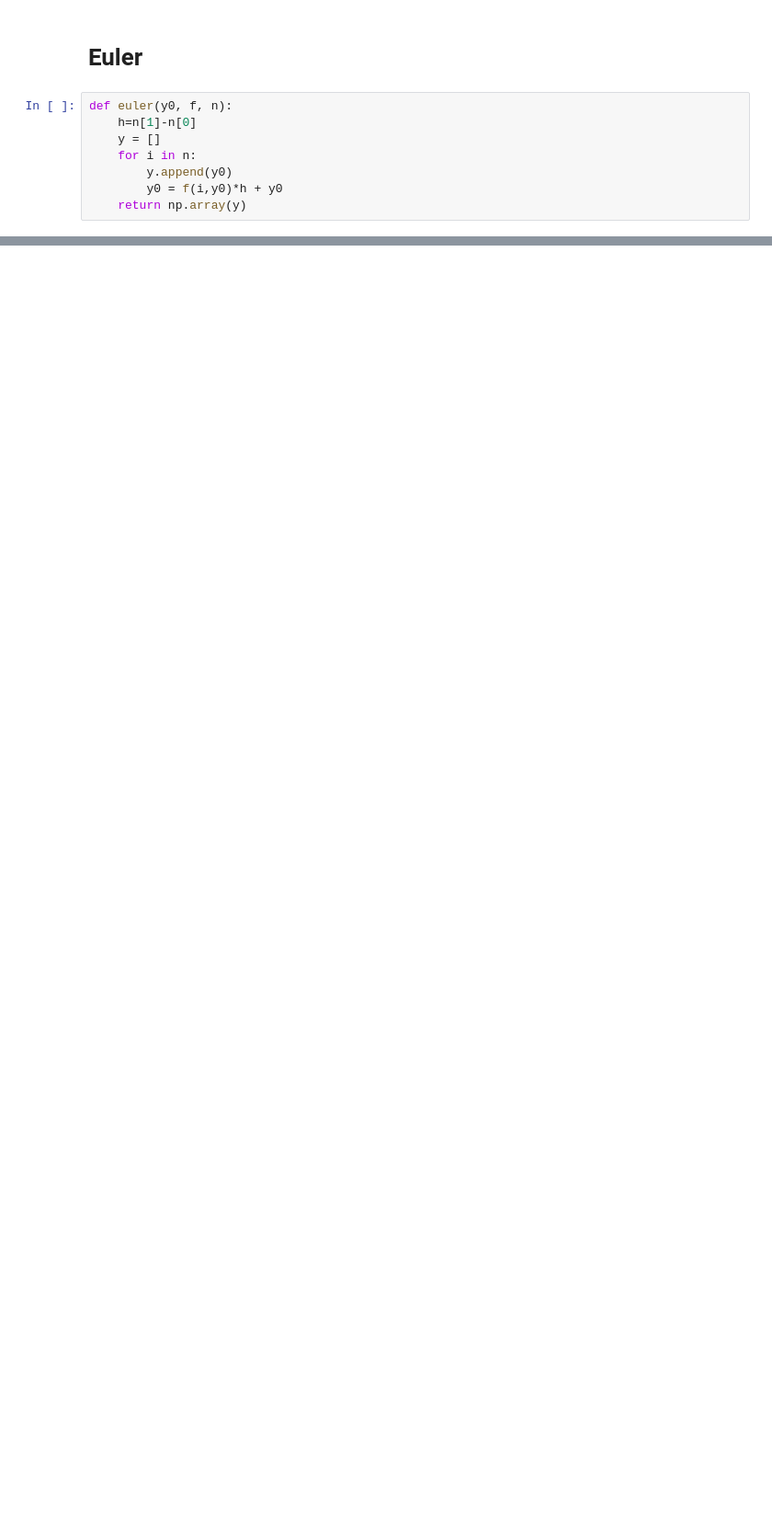
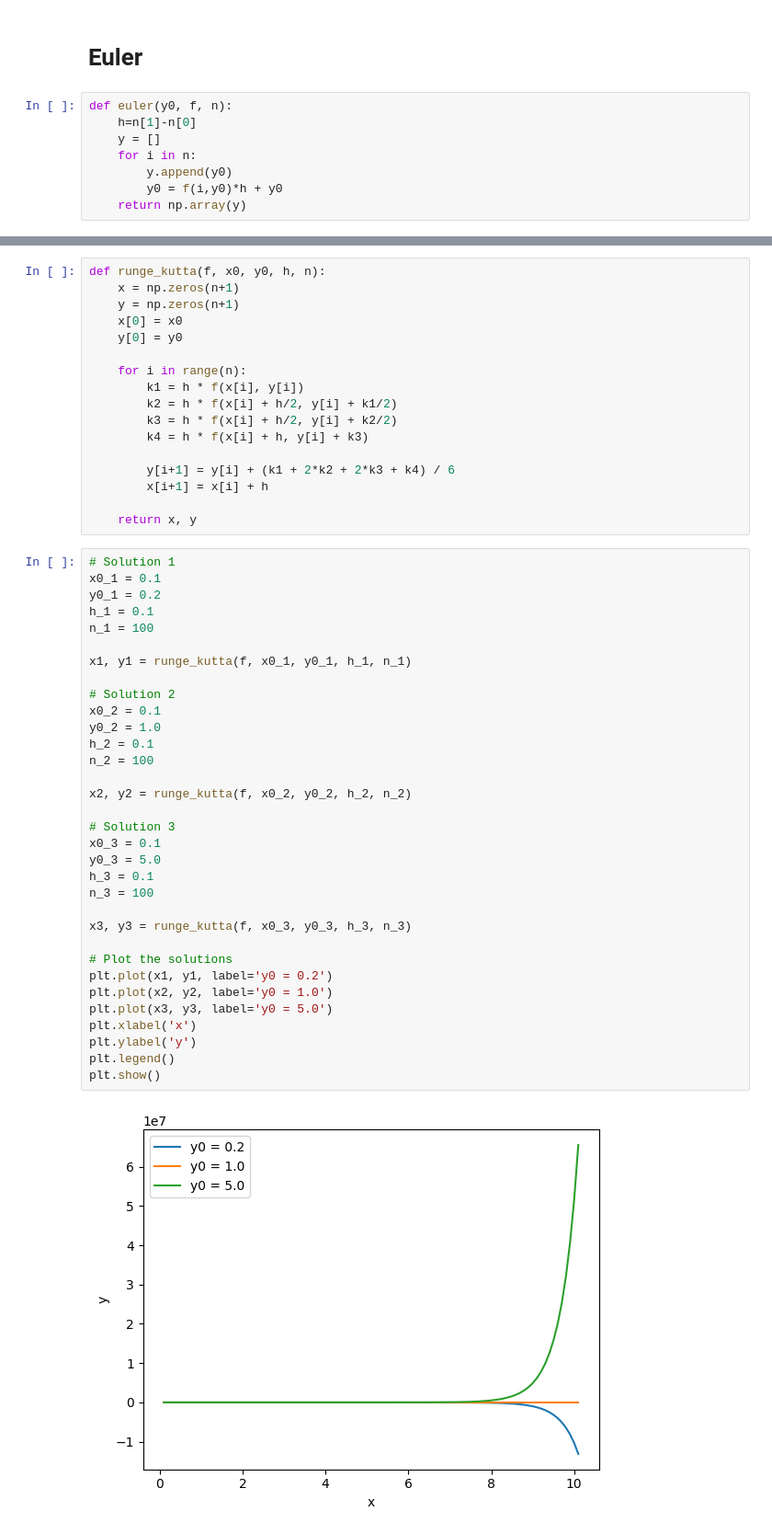
Before and after one commit to hoatru019/Numerical-Methods-proj, a Jupyter notebook: numr8.ipynb, the cells around one changed output, grey strips where cells are left out. Shown at 92% size. Drawn from its saved outputs; the diff is of its cells as text; blank space fills up the shorter version.

```diff
--- a/numr8.ipynb
+++ b/numr8.ipynb
@@ -52,0 +42,52 @@ plt.plot(t,g(t),'r')
+# %%
+def runge_kutta(f, x0, y0, h, n):
+    x = np.zeros(n+1)
+    y = np.zeros(n+1)
+    x[0] = x0
+    y[0] = y0
+
+    for i in range(n):
+        k1 = h * f(x[i], y[i])
+        k2 = h * f(x[i] + h/2, y[i] + k1/2)
+        k3 = h * f(x[i] + h/2, y[i] + k2/2)
+        k4 = h * f(x[i] + h, y[i] + k3)
+
+        y[i+1] = y[i] + (k1 + 2*k2 + 2*k3 + k4) / 6
+        x[i+1] = x[i] + h
+
+    return x, y
+# %%
+# Solution 1
+x0_1 = 0.1
+y0_1 = 0.2
+h_1 = 0.1
+n_1 = 100
+
+x1, y1 = runge_kutta(f, x0_1, y0_1, h_1, n_1)
+
+# Solution 2
+x0_2 = 0.1
+y0_2 = 1.0
+h_2 = 0.1
+n_2 = 100
+
+x2, y2 = runge_kutta(f, x0_2, y0_2, h_2, n_2)
+
+# Solution 3
+x0_3 = 0.1
+y0_3 = 5.0
+h_3 = 0.1
+n_3 = 100
+
+x3, y3 = runge_kutta(f, x0_3, y0_3, h_3, n_3)
+
+# Plot the solutions
+plt.plot(x1, y1, label='y0 = 0.2')
+plt.plot(x2, y2, label='y0 = 1.0')
+plt.plot(x3, y3, label='y0 = 5.0')
+plt.xlabel('x')
+plt.ylabel('y')
+plt.legend()
+plt.show()
+# %% [output]
+[figure, added]
```
Also changed, not shown: parts of 4 cells of this notebook.
